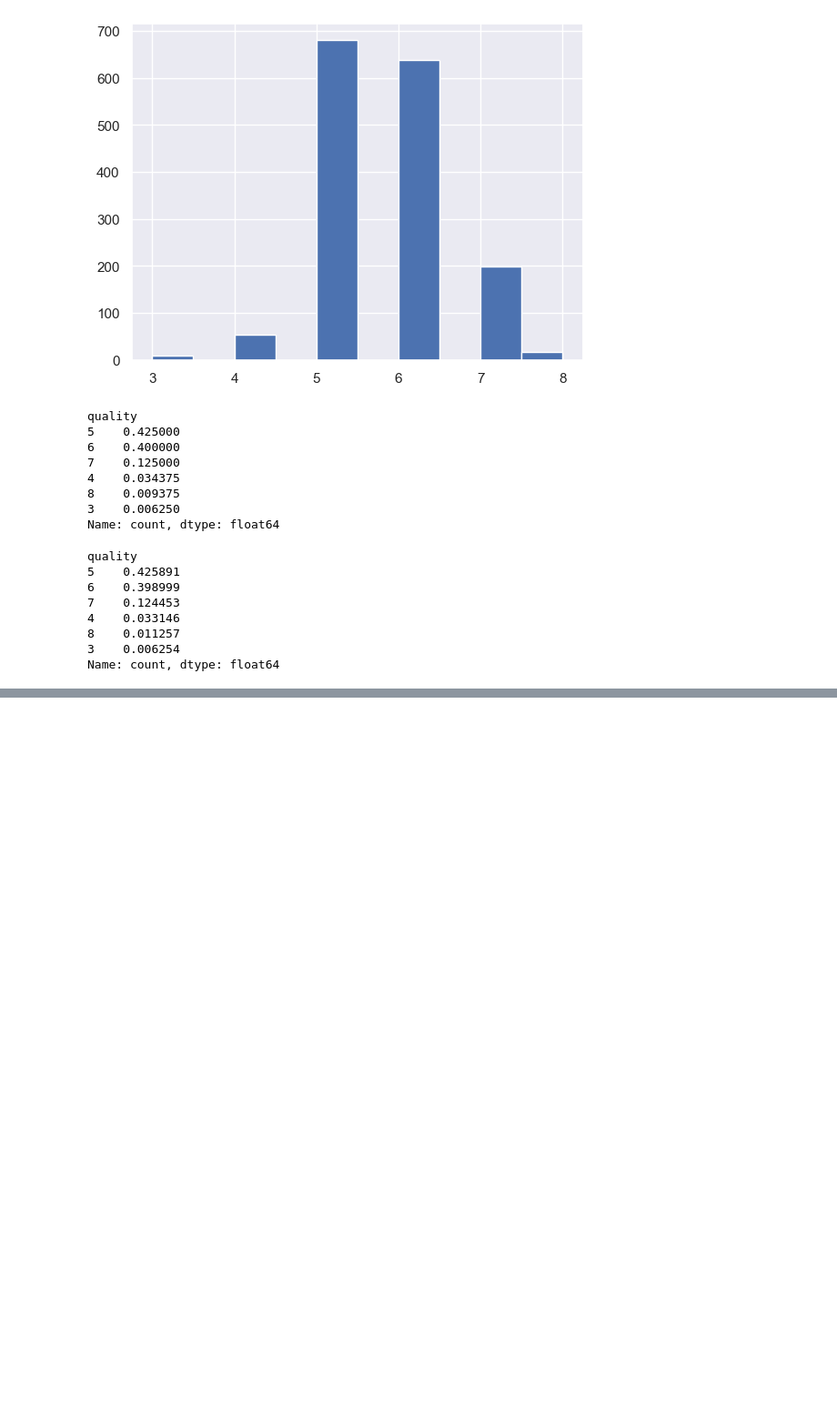
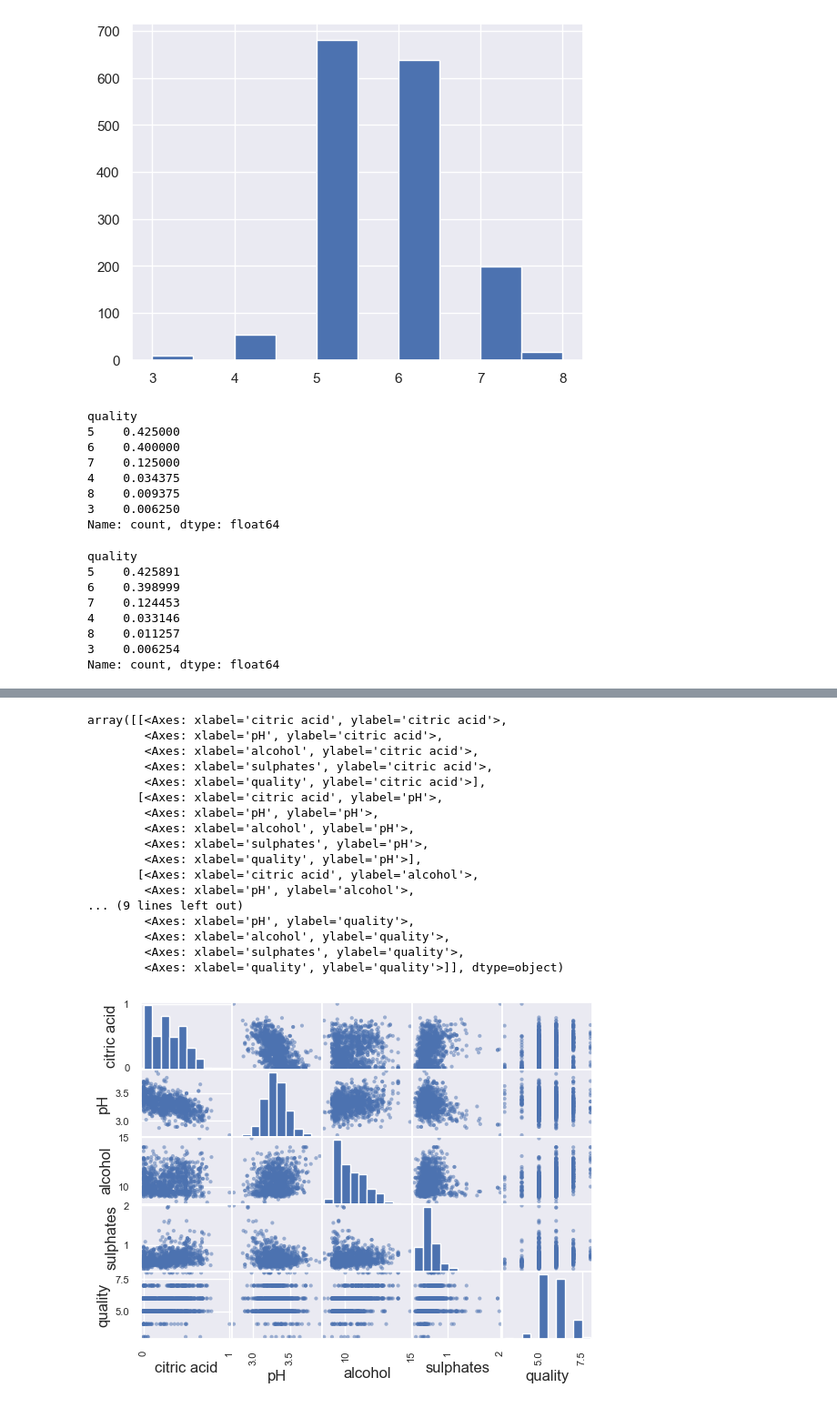
Before and after one commit to RuchiKalkandha/Hands_On_Machine_Learning-code-, a Jupyter notebook: End-to-End_MLProject.ipynb/Looking_at_big_picture.ipynb, the cells around one changed output, grey strips where cells are left out. Shown at 91% size. Saved outputs shown, nothing was run; the diff lists cells and outputs as text; code cells hidden in the pictures; blank space fills up the shorter version.

```diff
--- a/End-to-End_MLProject.ipynb/Looking_at_big_picture.ipynb
+++ b/End-to-End_MLProject.ipynb/Looking_at_big_picture.ipynb
@@ -207,0 +296,26 @@ Name: count, dtype: float64
+# %%
+# the correlation coefficient on diagonal is +1.
+# Darker colors represent negative correlations, while fainter colors denote positive correlations.
+# scatter matrix can also be used to see correlation between features
+from pandas.plotting import scatter_matrix
+attribute_list = ['citric acid','pH','alcohol','sulphates','quality']
+scatter_matrix(exploration_set[attribute_list])
+# %% [output]
+array([[<Axes: xlabel='citric acid', ylabel='citric acid'>,
+        <Axes: xlabel='pH', ylabel='citric acid'>,
+        <Axes: xlabel='alcohol', ylabel='citric acid'>,
+        <Axes: xlabel='sulphates', ylabel='citric acid'>,
+        <Axes: xlabel='quality', ylabel='citric acid'>],
+       [<Axes: xlabel='citric acid', ylabel='pH'>,
+        <Axes: xlabel='pH', ylabel='pH'>,
+        <Axes: xlabel='alcohol', ylabel='pH'>,
+        <Axes: xlabel='sulphates', ylabel='pH'>,
+        <Axes: xlabel='quality', ylabel='pH'>],
+       [<Axes: xlabel='citric acid', ylabel='alcohol'>,
+        <Axes: xlabel='pH', ylabel='alcohol'>,
+... (9 lines left out)
+        <Axes: xlabel='pH', ylabel='quality'>,
+        <Axes: xlabel='alcohol', ylabel='quality'>,
+        <Axes: xlabel='sulphates', ylabel='quality'>,
+        <Axes: xlabel='quality', ylabel='quality'>]], dtype=object)
+[figure, added]
```
Also changed, not shown: parts of 19 cells of this notebook.
